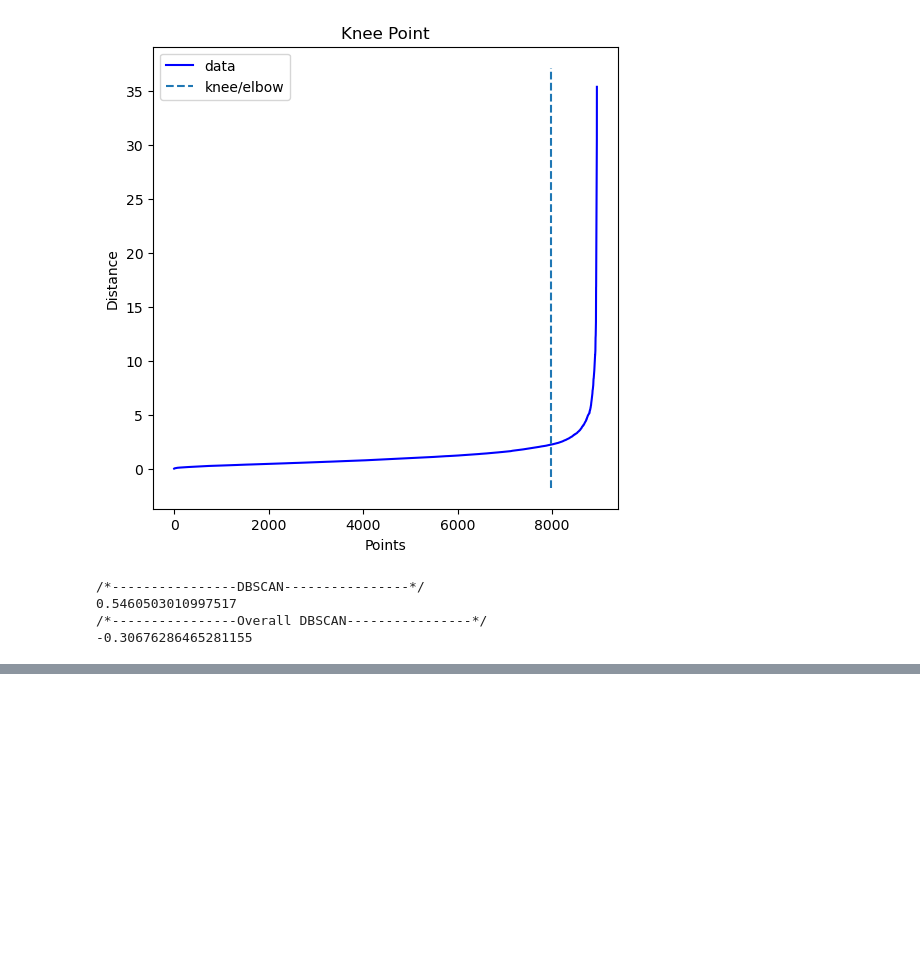
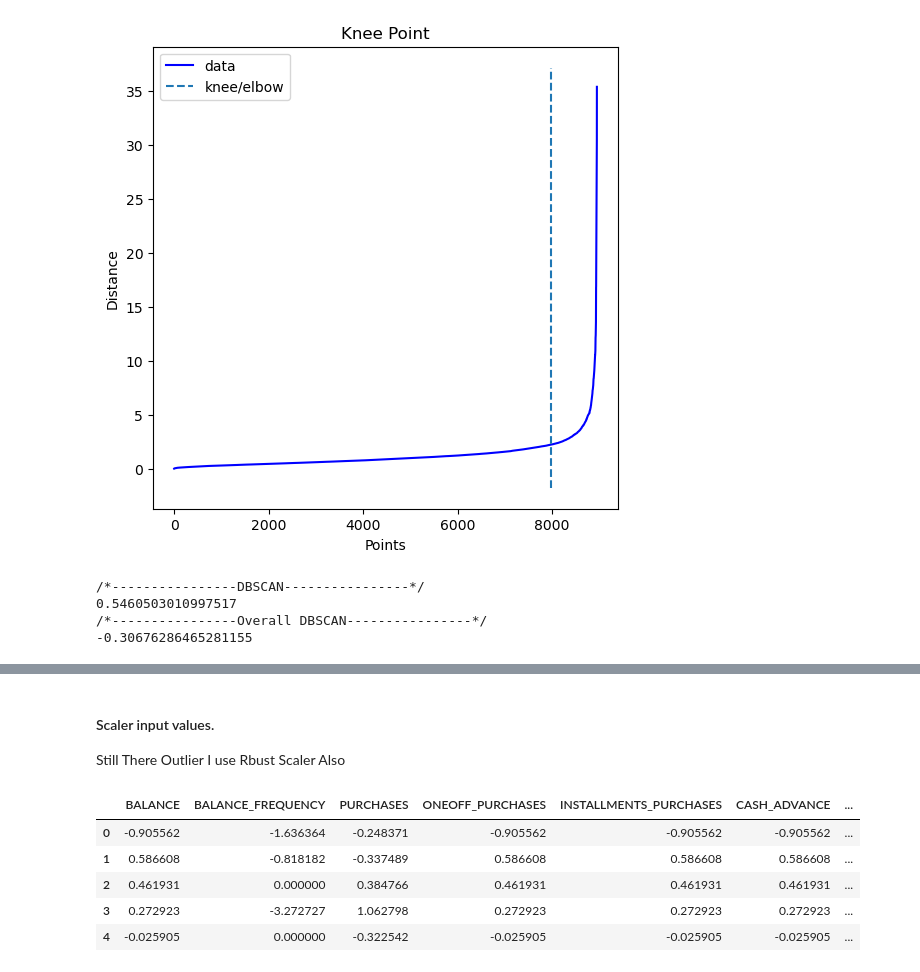
Before and after one commit to IgorLunaDetoni/archive, a Jupyter notebook: credit.ipynb, the cells around one changed output, grey strips where cells are left out. Saved outputs shown, nothing was run; the diff lists cells and outputs as text; code cells hidden in the pictures; blank space fills up the shorter version.

```diff
--- a/credit.ipynb
+++ b/credit.ipynb
@@ -321,0 +338,16 @@ print(silhouette_score(df_scale.iloc[:,:-4], df_scale["assignments"]))
+# %% [markdown]
+#### Scaler input values.
+
+Still There Outlier I use Rbust Scaler Also
+# %%
+scaler = RobustScaler()
+scale = scaler.fit_transform(df)
+df = pd.DataFrame(scale,columns= df.columns)
+df.head()
+# %% [output]
+|  | BALANCE | BALANCE_FREQUENCY | PURCHASES | ONEOFF_PURCHASES | INSTALLMENTS_PURCHASES | CASH_ADVANCE | ... |
+| 0 | -0.905562 | -1.636364 | -0.248371 | -0.905562 | -0.905562 | -0.905562 | ... |
+| 1 | 0.586608 | -0.818182 | -0.337489 | 0.586608 | 0.586608 | 0.586608 | ... |
+| 2 | 0.461931 | 0.000000 | 0.384766 | 0.461931 | 0.461931 | 0.461931 | ... |
+| 3 | 0.272923 | -3.272727 | 1.062798 | 0.272923 | 0.272923 | 0.272923 | ... |
+| 4 | -0.025905 | 0.000000 | -0.322542 | -0.025905 | -0.025905 | -0.025905 | ... |
```
Also changed, not shown: parts of 9 cells of this notebook.
